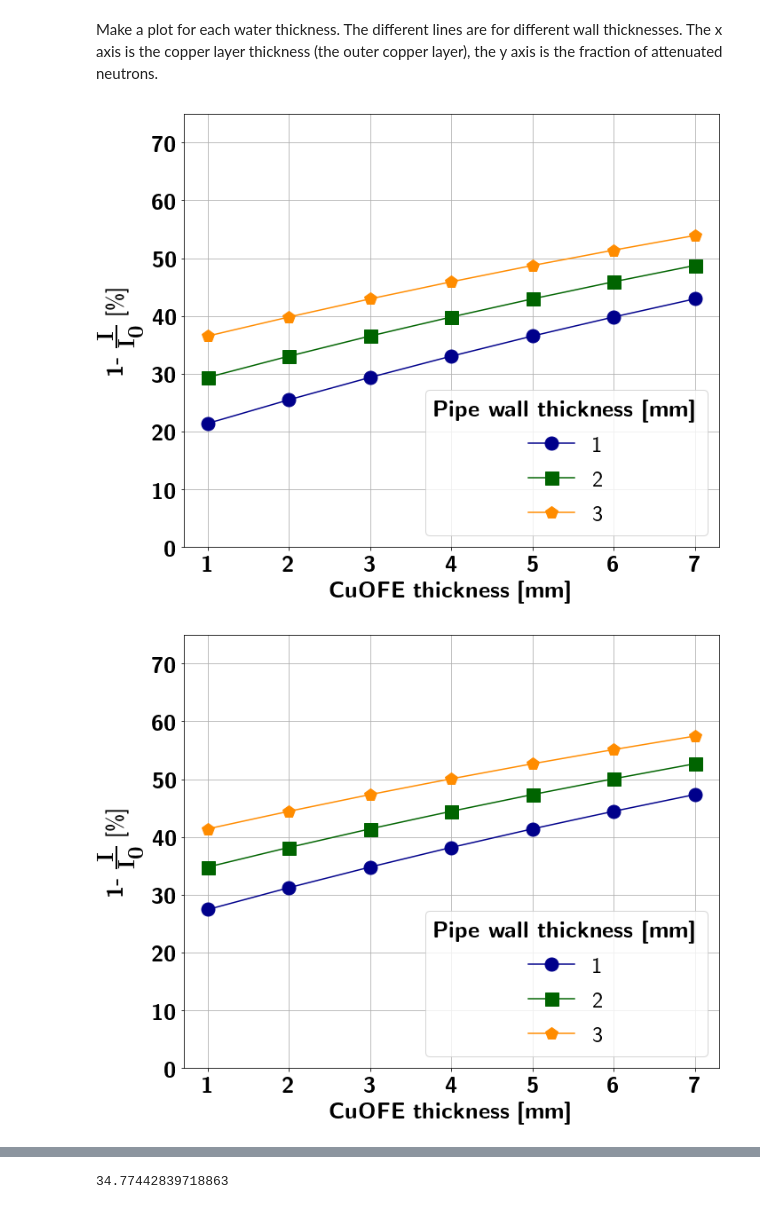
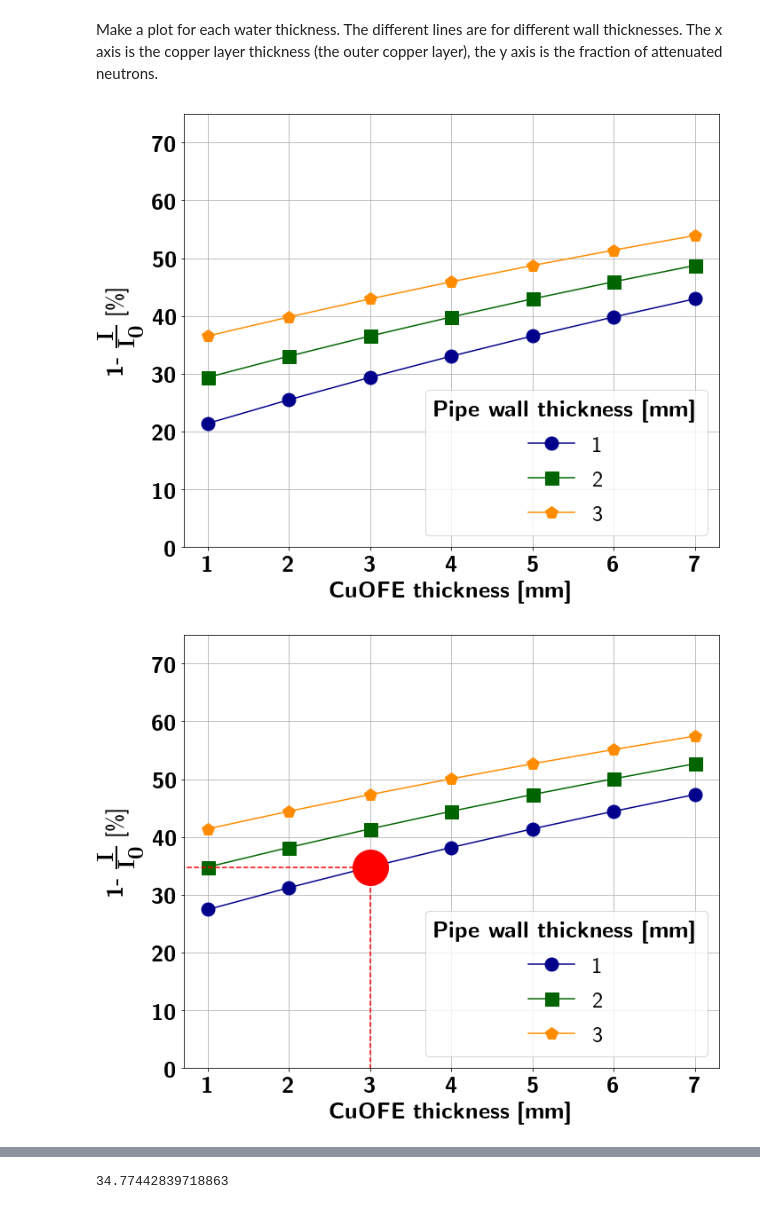
Before and after one commit to kromerh/phd_python, a Jupyter notebook: 03_COMSOL/02.rotatingTarget/06.parasitic_attenuation.ipynb, the cells around one changed output, grey strips where cells are left out. Cells and saved outputs as stored; diff of their text form; code cells hidden in the pictures.

```diff
--- a/03_COMSOL/02.rotatingTarget/06.parasitic_attenuation.ipynb
+++ b/03_COMSOL/02.rotatingTarget/06.parasitic_attenuation.ipynb
@@ -158,7 +158,6 @@ colors = ['darkblue', 'darkgreen', 'darkorange']
 markers = ['o', 's', 'p']
 fs = 16+10
 ls = 16+10
-
 d_Ti = 5e-3
 
 for d_water in d_waters:
@@ -166,36 +165,41 @@ for d_water in d_waters:
     for c, m, d_wall  in zip(colors, markers, d_walls):
         # plot
         plt.plot(d_Cus, fracAttNeutrons(properties, d_water, d_Cus, d_wall, d_Ti), marker=m, markersize=15, c=c, label=f'{d_wall}')
-
+    if int(d_water) == 2:
+        plt.plot([3], [fracAttNeutrons(properties, 2, 3, 1, 5e-3)], marker='.', linestyle='None', color='red', markersize=80)
+        xlims = plt.gca().get_xlim()
+        plt.plot([-10, 3],[fracAttNeutrons(properties, 2, 3, 1, 5e-3), fracAttNeutrons(properties, 2, 3, 1, 5e-3)], color='red', linestyle='dashed', label=None)
+        plt.plot([3, 3],[-10, fracAttNeutrons(properties, 2, 3, 1, 5e-3)], color='red', linestyle='dashed', label=None)
+        plt.xlim(xlims)
     ax = plt.gca()
 #     ylim = ax.get_ylim()
 #     plt.ylim(ylim)
     ax.tick_params(axis = 'both', which = 'major', labelsize = ls)
 #     ax.text(-17.5, 365, r'\textbf{Cu}', color='black', fontsize=fs)
 #     ax.text(-16.75, 365, r'\textbf{Water}', color='black', fontsize=fs)
     plt.grid()
     plt.xlabel(r'\textbf{CuOFE thickness [mm]}', fontsize=fs)
     plt.ylabel(r'\textbf{1-} $\frac{\textrm{\textbf{I}}}{\textrm{\textbf{I}}_{\textrm{\textbf{0}}}}$ [\%]', fontsize=fs)
     plt.ylim(0, 75)
     handles,labels = ax.get_legend_handles_labels()
 
     handles = [handles[0], handles[1], handles[2]]
     labels = [labels[0], labels[1], labels[2]]
 
     legend = ax.legend(handles,labels,title=r'\textbf{Pipe wall thickness [mm]}',loc='lower right', fontsize=fs)
 #     plt.title('Water layer thickness ' + str(d_water) + r' mm', fontsize=fs)
 
     plt.setp(legend.get_title(),fontsize=fs)
     plt.tight_layout()
     plt.savefig(f'{folder}/parasitic_attenuation_d_water_{d_water}mm.pdf', dpi=600)
 
     plt.show()
     plt.close()
 
 fracAttNeutrons(properties, 2, 3, 1, 5e-3)
 # %% [output]
 [figure]
-[figure, old version]
+[figure, new version]
 [figure]
 [figure]
 34.77442839718863
```
Also changed, not shown: 1 other file.
